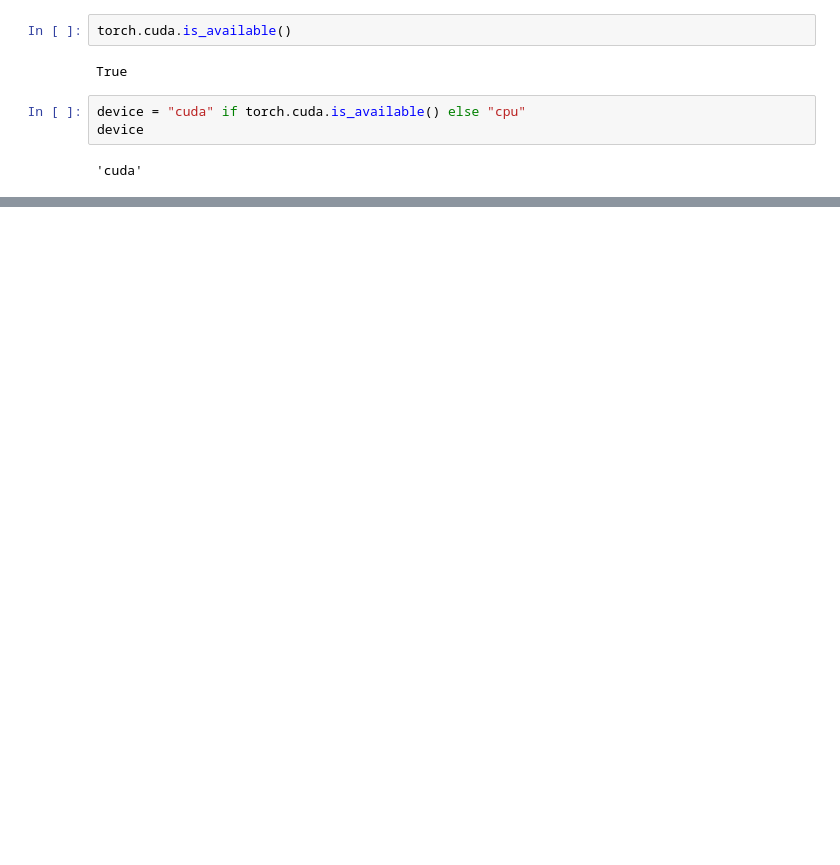
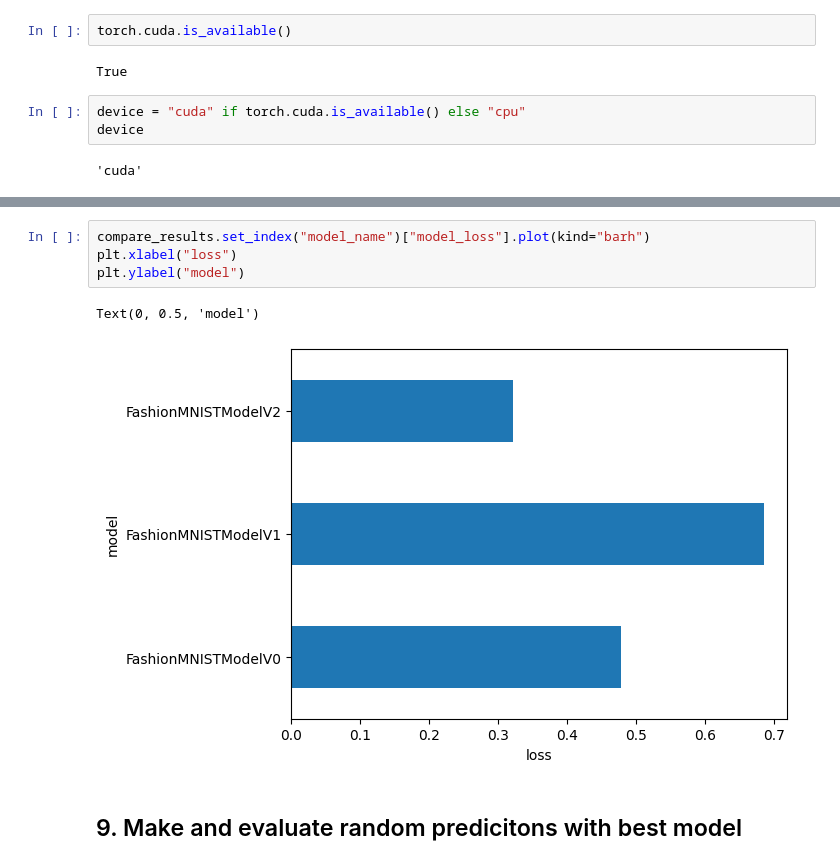
Before and after one commit to miller00315/ia_studies, a Jupyter notebook: py_torch_computer_vision.ipynb, the cells around one changed output, grey strips where cells are left out. Drawn from its saved outputs; the diff is of its cells as text; blank space fills up the shorter version.

```diff
--- a/py_torch_computer_vision.ipynb
+++ b/py_torch_computer_vision.ipynb
@@ -469,0 +902,9 @@ device
+# %%
+compare_results.set_index("model_name")["model_loss"].plot(kind="barh")
+plt.xlabel("loss")
+plt.ylabel("model")
+# %% [output]
+Text(0, 0.5, 'model')
+[figure, added]
+# %% [markdown]
+## 9. Make and evaluate random predicitons with best model
```
Also changed, not shown: parts of 52 cells of this notebook.
